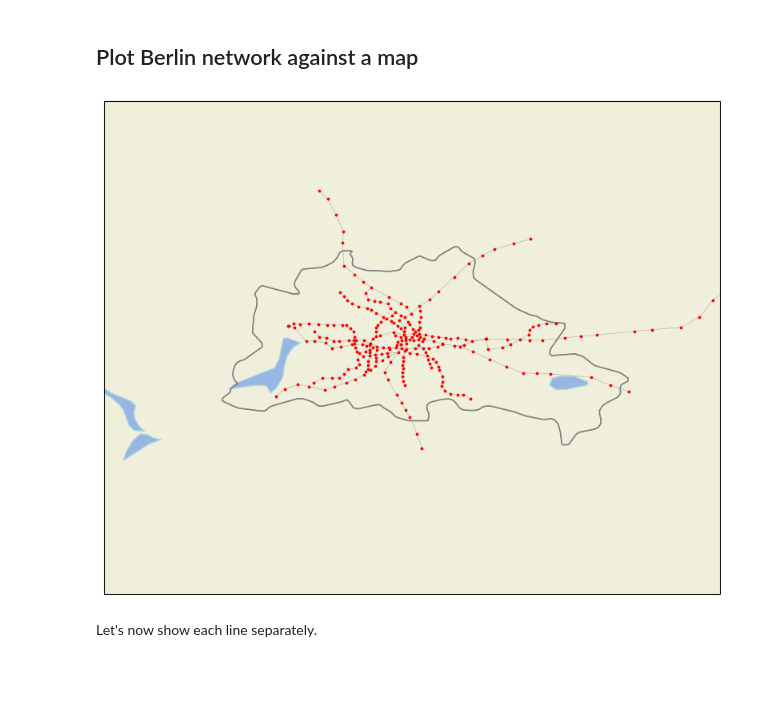
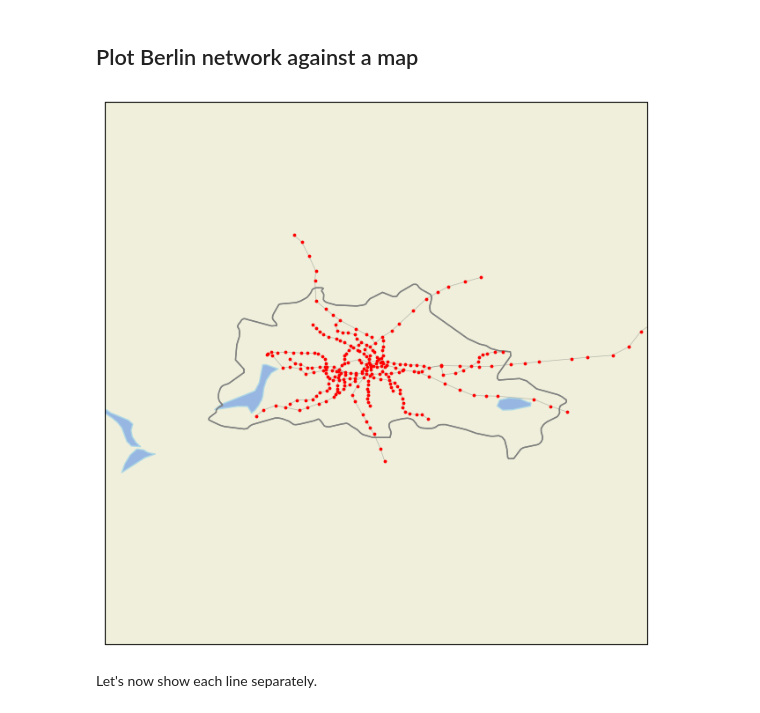
Before and after one commit to aedpluto/berlin-transport, a Jupyter notebook: mapping-berlin.ipynb, the cells around one changed output. Drawn from its saved outputs; the diff is of its cells as text; code cells hidden in the pictures; blank space fills up the shorter version.

```diff
--- a/mapping-berlin.ipynb
+++ b/mapping-berlin.ipynb
@@ -68,31 +68,31 @@ nx.draw_networkx_edges(G, pos, edge_color=edgeCols, width=0.5, arrows=False)
 # %%
 #https://cartopy.readthedocs.io/latest/matplotlib/feature_interface.html
 mapProjection = ccrs.PlateCarree()
 
 fig = plt.figure(figsize=(12,8))
 ax = fig.add_subplot(1, 1, 1, projection=mapProjection)
-ax.set_extent([12.9, 13.9, 52.1, 52.9], crs=ccrs.PlateCarree())
+ax.set_extent([12.9, 13.9, 52.0, 53.0], crs=ccrs.PlateCarree())
 
 # plot geographical features
 ax.add_feature(cfeature.COASTLINE, edgecolor="grey")
 ax.add_feature(cfeature.BORDERS, edgecolor="grey")
 ax.add_feature(cfeature.LAKES, edgecolor="lightblue")
 ax.add_feature(cfeature.OCEAN, edgecolor="lightblue")
 ax.add_feature(cfeature.LAND, edgecolor="lightgreen")
 ax.add_feature(cfeature.RIVERS, edgecolor="lightblue")
 ax.add_feature(cfeature.STATES, edgecolor="grey")
 
 # plot stations
 ax.scatter(x=stations.longitude, y=stations.latitude, color="red", s=3, alpha=1, zorder=3,transform=ccrs.PlateCarree())
 
 # plot connections
 for u, v in G.edges():
     lon1, lat1 = pos[u]
     lon2, lat2 = pos[v]
 
     ax.plot([lon1, lon2], [lat1, lat2], color="grey", linewidth=0.5, alpha=0.5, transform=ccrs.Geodetic(), zorder=2)
 # %% [output]
-[figure, old version]
+[figure, new version]
 # %% [markdown]
 Let's now show each line separately.
 # %% [markdown]
```
Also changed, not shown: 2 other files.
